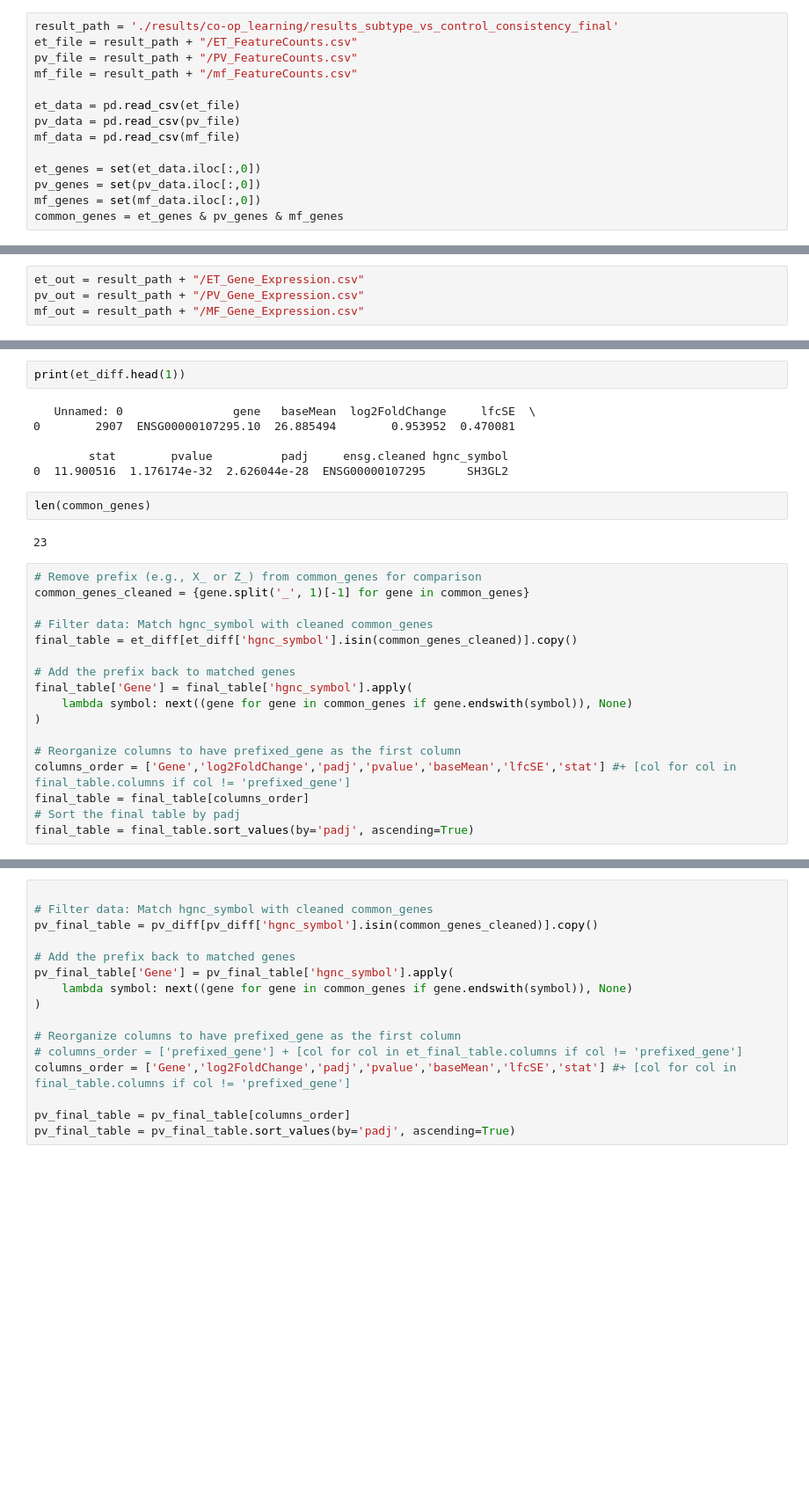
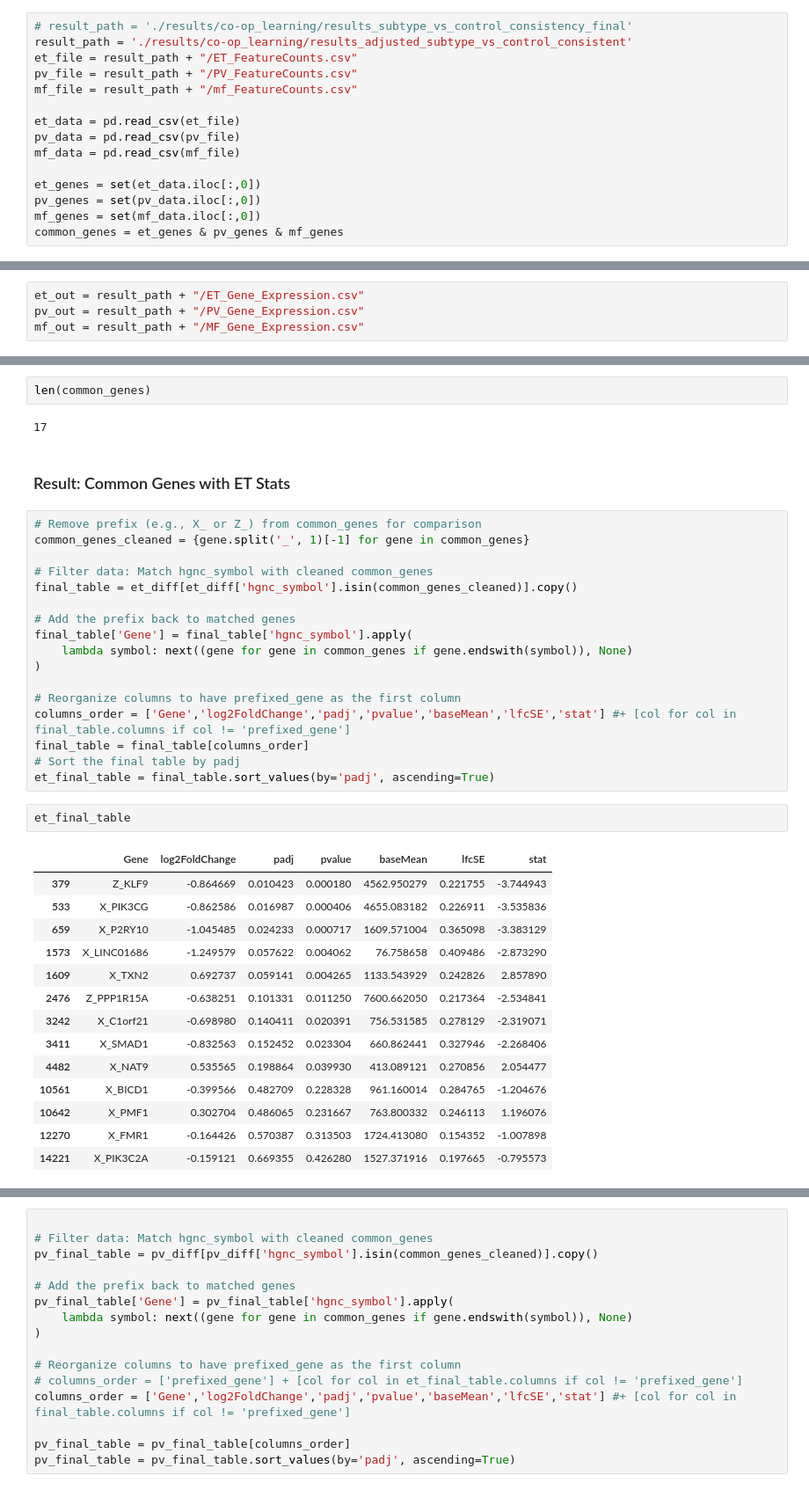
Before and after one commit to absaw/Cooperative-Learning-WBC-Platelet-Data, a Jupyter notebook: gene_coeff.ipynb, the cells around one changed output, grey strips where cells are left out. Shown at 88% size. Saved outputs shown, nothing was run; the diff lists cells and outputs as text; blank space fills up the shorter version.

```diff
--- a/gene_coeff.ipynb
+++ b/gene_coeff.ipynb
@@ -6,7 +6,8 @@
 #Import libraries
 import pandas as pd
 # %%
-result_path = './results/co-op_learning/results_subtype_vs_control_consistency_final'
+# result_path = './results/co-op_learning/results_subtype_vs_control_consistency_final'
+result_path = './results/co-op_learning/results_adjusted_subtype_vs_control_consistent'
 et_file = result_path + "/ET_FeatureCounts.csv"
 pv_file = result_path + "/PV_FeatureCounts.csv"
 mf_file = result_path + "/mf_FeatureCounts.csv"
@@ -32,18 +75,12 @@ e
 et_diff = pd.read_csv(et_diff)
 pv_diff = pd.read_csv(pv_diff)
 mf_diff = pd.read_csv(mf_diff)
-# %%
-print(et_diff.head(1))
-# %% [output]
-   Unnamed: 0                gene   baseMean  log2FoldChange     lfcSE  \
-0        2907  ENSG00000107295.10  26.885494        0.953952  0.470081
-
-        stat        pvalue          padj     ensg.cleaned hgnc_symbol
-0  11.900516  1.176174e-32  2.626044e-28  ENSG00000107295      SH3GL2
 # %%
 len(common_genes)
 # %% [output]
-23
+17
+# %% [markdown]
+### Result: Common Genes with ET Stats
 # %%
 # Remove prefix (e.g., X_ or Z_) from common_genes for comparison
 common_genes_cleaned = {gene.split('_', 1)[-1] for gene in common_genes}
@@ -60,5 +97,22 @@ final_table['Gene'] = final_table['hgnc_symbol'].apply(
 columns_order = ['Gene','log2FoldChange','padj','pvalue','baseMean','lfcSE','stat'] #+ [col for col in final_table.columns if col != 'prefixed_gene']
 final_table = final_table[columns_order]
 # Sort the final table by padj
-final_table = final_table.sort_values(by='padj', ascending=True)
+et_final_table = final_table.sort_values(by='padj', ascending=True)
+# %%
+et_final_table
+# %% [output]
+|  | Gene | log2FoldChange | padj | pvalue | baseMean | lfcSE | stat |
+| 379 | Z_KLF9 | -0.864669 | 0.010423 | 0.000180 | 4562.950279 | 0.221755 | -3.744943 |
+| 533 | X_PIK3CG | -0.862586 | 0.016987 | 0.000406 | 4655.083182 | 0.226911 | -3.535836 |
+| 659 | X_P2RY10 | -1.045485 | 0.024233 | 0.000717 | 1609.571004 | 0.365098 | -3.383129 |
+| 1573 | X_LINC01686 | -1.249579 | 0.057622 | 0.004062 | 76.758658 | 0.409486 | -2.873290 |
+| 1609 | X_TXN2 | 0.692737 | 0.059141 | 0.004265 | 1133.543929 | 0.242826 | 2.857890 |
+| 2476 | Z_PPP1R15A | -0.638251 | 0.101331 | 0.011250 | 7600.662050 | 0.217364 | -2.534841 |
+| 3242 | X_C1orf21 | -0.698980 | 0.140411 | 0.020391 | 756.531585 | 0.278129 | -2.319071 |
+| 3411 | X_SMAD1 | -0.832563 | 0.152452 | 0.023304 | 660.862441 | 0.327946 | -2.268406 |
+| 4482 | X_NAT9 | 0.535565 | 0.198864 | 0.039930 | 413.089121 | 0.270856 | 2.054477 |
+| 10561 | X_BICD1 | -0.399566 | 0.482709 | 0.228328 | 961.160014 | 0.284765 | -1.204676 |
+| 10642 | X_PMF1 | 0.302704 | 0.486065 | 0.231667 | 763.800332 | 0.246113 | 1.196076 |
+| 12270 | X_FMR1 | -0.164426 | 0.570387 | 0.313503 | 1724.413080 | 0.154352 | -1.007898 |
+| 14221 | X_PIK3C2A | -0.159121 | 0.669355 | 0.426280 | 1527.371916 | 0.197665 | -0.795573 |
 # %%
```
Also changed, not shown: parts of 23 cells of this notebook, 5 other files.
